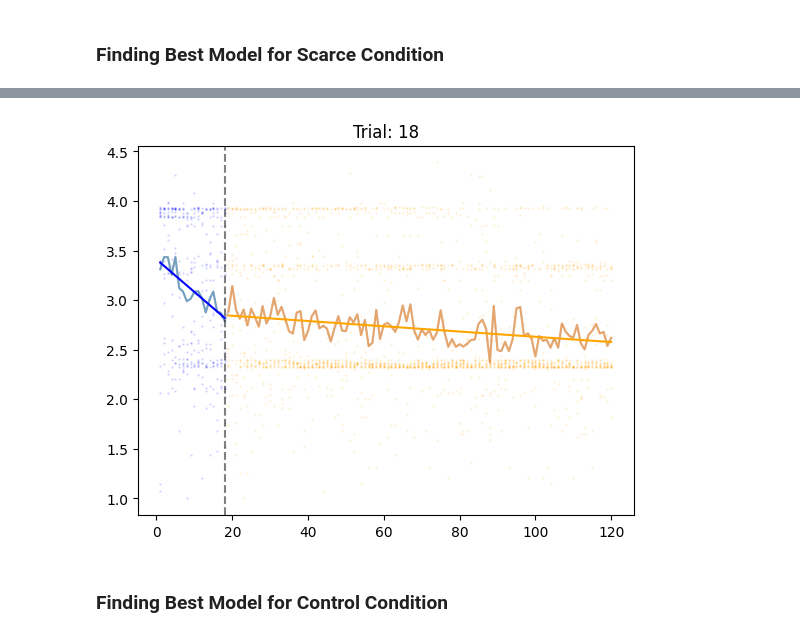
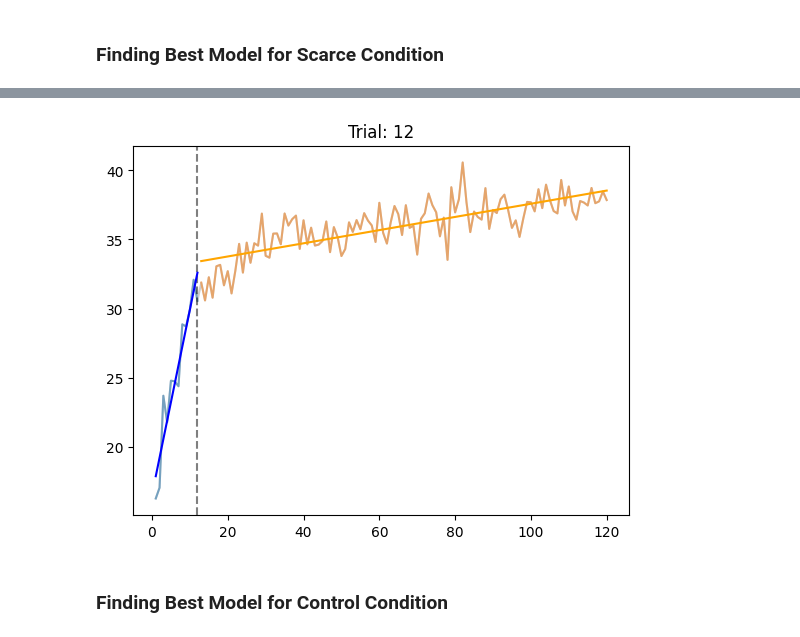
Before and after one commit to srinidhisrinivas/mcl-scarcity-mouselab, a Jupyter notebook: analysis/Data Analysis.ipynb, the cells around one changed output, grey strips where cells are left out. Cells and saved outputs as stored; diff of their text form; code cells hidden in the pictures.

Commit message:
up to date analysis notebooks

```diff
--- a/analysis/Data Analysis.ipynb
+++ b/analysis/Data Analysis.ipynb
@@ -14,7 +15,7 @@ import math
 # %% [markdown]
 # Reading Data from Files
 # %%
-fileprefix = "pilot_2" # pilot_[1,2]
+fileprefix = "final" # pilot_#, final
 datafolder = '../results/'
 
 all_part_files = [filename for filename in os.listdir(datafolder) if filename.startswith(fileprefix) and 'results' not in filename]
@@ -298,2 +332,17 @@ all_trials_df
 # %% [markdown]
 ## Removing Outliers
+# %%
+# Group statistics by participant
+all_part_groups = all_trials_df.groupby('workerId')
+control_part_groups = all_trials_df.loc[all_trials_df.scarce==0].groupby("workerId")
+scarce_part_groups = all_trials_df.loc[all_trials_df.scarce==1].groupby("workerId")
+
+# Get the averages of each statistic by participant
+control_part_averages = control_part_groups.mean()
+scarce_part_averages = scarce_part_groups.mean()
+all_part_averages = all_part_groups.mean()
+
+# Compute the proportion of trials with no clicks
+all_part_averages['pctgSomeClick'] = (all_part_groups.apply(lambda x: x[x > 0].count()) / all_part_groups.count())['numClicks']
+scarce_part_averages['pctgSomeClick'] = (scarce_part_groups.apply(lambda x: x[x > 0].count()) / scarce_part_groups.count())['numClicks']
+control_part_averages['pctgSomeClick'] = (control_part_groups.apply(lambda x: x[x > 0].count()) / control_part_groups.count())['numClicks']
@@ -299,0 +438,4 @@ all_trials_df
+# %%
+# Select the exclusion criteria
+
+selected_exclusion_col = "pctgSomeClick"
@@ -603,7 +840,7 @@ plt.show()
 # %%
 # data which is to be used for the remainder of the analysis
 
-analysis_data = cb2_transformed_trials_df
+analysis_data = transformed_trials_df
 # %%
 # Scarce
 
@@ -1233,36 +1472,42 @@ else:
 
 plot_single_slope = False
 plot_two_slope = True
+scatter = False
+error = False
 
 for trialNum, x1, x2, y1, y2, b1, b2, i1, i2,b3, i3, df_1, df_2 in plot_data:
     plt.figure()
     # Expected Score curves
     plt.plot(all_trial_nos_scarce, all_trials_mean_scarce, alpha=0.2, color='k')
     plt.plot(x1, y1, alpha=0.5)
     plt.plot(x2, y2, alpha=0.5)
 
     # Scatter points
-    plt.scatter(df_1['trialNumbers'], df_1['expectedScores'], color='b', marker='o', alpha=0.1,s=0.8)
-    plt.scatter(df_2['trialNumbers'], df_2['expectedScores'], color='orange', marker='o', alpha=0.1,s=0.8)
+    if scatter:
+        plt.scatter(df_1['trialNumbers'], df_1['expectedScores'], color='b', marker='o', alpha=0.1,s=0.8)
+        plt.scatter(df_2['trialNumbers'], df_2['expectedScores'], color='orange', marker='o', alpha=0.1,s=0.8)
 
     # Partition line
     plt.axvline(trialNum, linestyle="--", color='k',alpha=0.5)
 
     # Slope lines of one-slope model
     if plot_single_slope:
         x3 = np.concatenate([x1,x2],axis=0)
         plt.plot(x3, np.array(x3) * b3 + i3, color='g', alpha=0.5)
 
     if plot_two_slope:
         # Slope lines of two-slope model
         plt.plot(x1, np.array(x1) * b1 + i1, color='b')
         plt.plot(x2, np.array(x2) * b2 + i2, color='orange')
 
+    if error:
+        plt.fill_between(x1, scarce_data_all + scarce_data_all_sd, scarce_data_all - scarce_data_all_sd, alpha=0.1)
+
     plt.title("Trial: {}".format(trialNum))
 
 plt.show()
 # %% [output]
-[figure, old version]
+[figure, new version]
 # %%
 scarce_partition = partition_candidates[0] # Somehow choose based on possible candidates
 
```
Also changed, not shown: parts of 42 cells of this notebook, 1 other file.
